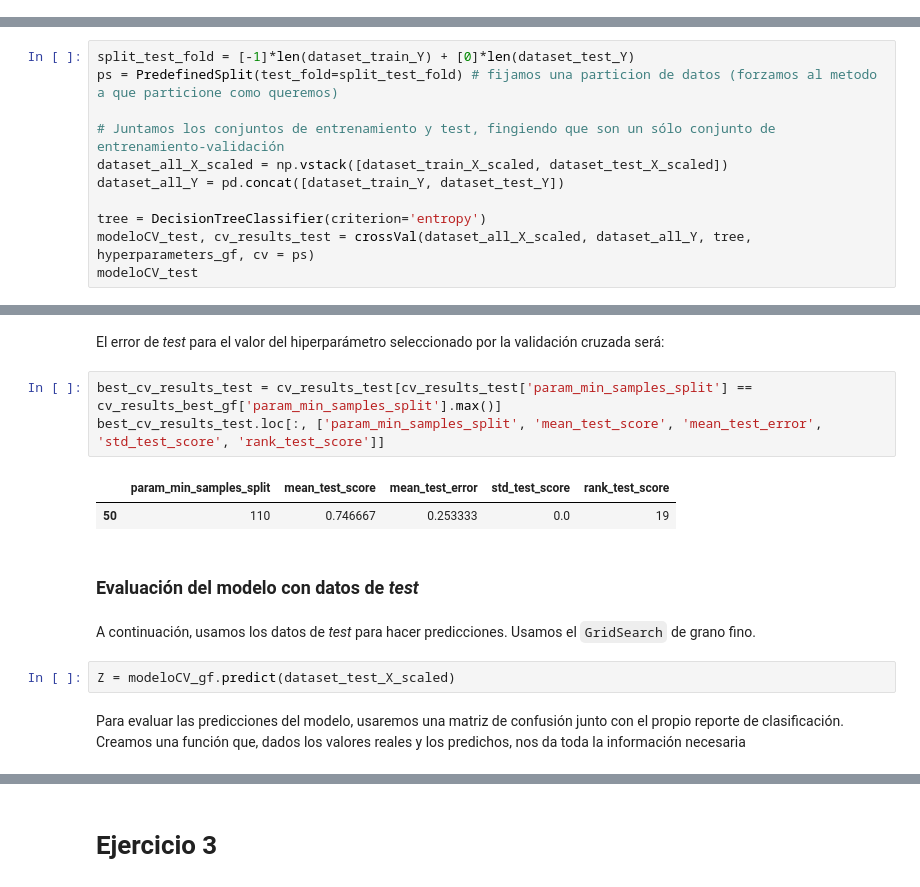
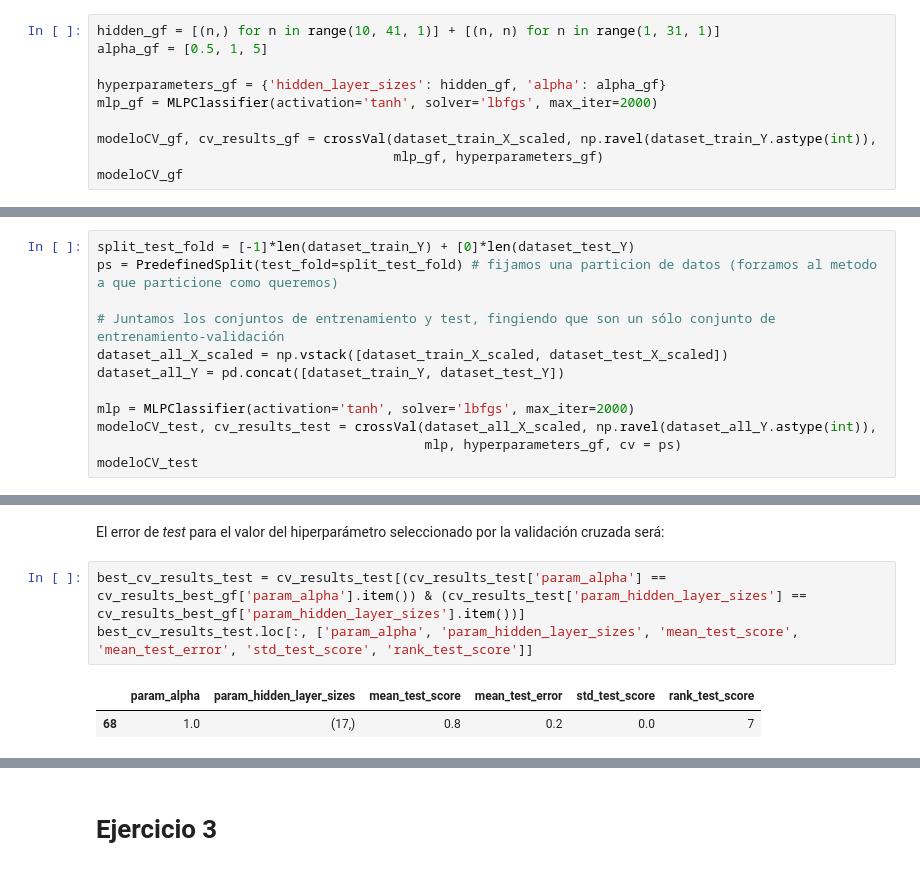
Before and after one commit to uisitoam/Master-Big-Data, a Jupyter notebook: Aprendizaje estadístico/Práctica/redes/nn_LuisArdevol_cesga.ipynb, the cells around one changed output, grey strips where cells are left out. Drawn from its saved outputs; the diff is of its cells as text.

```diff
--- a/Aprendizaje estadístico/Práctica/redes/nn_LuisArdevol_cesga.ipynb
+++ b/Aprendizaje estadístico/Práctica/redes/nn_LuisArdevol_cesga.ipynb
@@ -470,0 +442,10 @@ GridSearchCV(cv=5, estimator=DecisionTreeClassifier(criterion='entropy'),
+# %%
+hidden_gf = [(n,) for n in range(10, 41, 1)] + [(n, n) for n in range(1, 31, 1)]
+alpha_gf = [0.5, 1, 5]
+
+hyperparameters_gf = {'hidden_layer_sizes': hidden_gf, 'alpha': alpha_gf}
+mlp_gf = MLPClassifier(activation='tanh', solver='lbfgs', max_iter=2000)
+
+modeloCV_gf, cv_results_gf = crossVal(dataset_train_X_scaled, np.ravel(dataset_train_Y.astype(int)),
+                                      mlp_gf, hyperparameters_gf)
+modeloCV_gf
@@ -561,7 +516,8 @@ ps = PredefinedSplit(test_fold=split_test_fold) # fijamos una particion de datos
 dataset_all_X_scaled = np.vstack([dataset_train_X_scaled, dataset_test_X_scaled])
 dataset_all_Y = pd.concat([dataset_train_Y, dataset_test_Y])
 
-tree = DecisionTreeClassifier(criterion='entropy')
-modeloCV_test, cv_results_test = crossVal(dataset_all_X_scaled, dataset_all_Y, tree, hyperparameters_gf, cv = ps)
+mlp = MLPClassifier(activation='tanh', solver='lbfgs', max_iter=2000)
+modeloCV_test, cv_results_test = crossVal(dataset_all_X_scaled, np.ravel(dataset_all_Y.astype(int)),
+                                          mlp, hyperparameters_gf, cv = ps)
 modeloCV_test
 # %% [output]
@@ -587,16 +567,8 @@ plt.show()
 # %% [markdown]
 El error de *test* para el valor del hiperparámetro seleccionado por la validación cruzada será:
 # %%
-best_cv_results_test = cv_results_test[cv_results_test['param_min_samples_split'] == cv_results_best_gf['param_min_samples_split'].max()]
-best_cv_results_test.loc[:, ['param_min_samples_split', 'mean_test_score', 'mean_test_error', 'std_test_score', 'rank_test_score']]
+best_cv_results_test = cv_results_test[(cv_results_test['param_alpha'] == cv_results_best_gf['param_alpha'].item()) & (cv_results_test['param_hidden_layer_sizes'] == cv_results_best_gf['param_hidden_layer_sizes'].item())]
+best_cv_results_test.loc[:, ['param_alpha', 'param_hidden_layer_sizes', 'mean_test_score', 'mean_test_error', 'std_test_score', 'rank_test_score']]
 # %% [output]
-|  | param_min_samples_split | mean_test_score | mean_test_error | std_test_score | rank_test_score |
-| 50 | 110 | 0.746667 | 0.253333 | 0.0 | 19 |
+|  | param_alpha | param_hidden_layer_sizes | mean_test_score | mean_test_error | std_test_score | rank_test_score |
+| 68 | 1.0 | (17,) | 0.8 | 0.2 | 0.0 | 7 |
-# %% [markdown]
-### Evaluación del modelo con datos de *test*
-# %% [markdown]
-A continuación, usamos los datos de *test* para hacer predicciones. Usamos el `GridSearch` de grano fino.
-# %%
-Z = modeloCV_gf.predict(dataset_test_X_scaled)
-# %% [markdown]
-Para evaluar las predicciones del modelo, usaremos una matriz de confusión junto con el propio reporte de clasificación. Creamos una función que, dados los valores reales y los predichos, nos da toda la información necesaria
```
Also changed, not shown: parts of 51 cells of this notebook, 27 other files.
